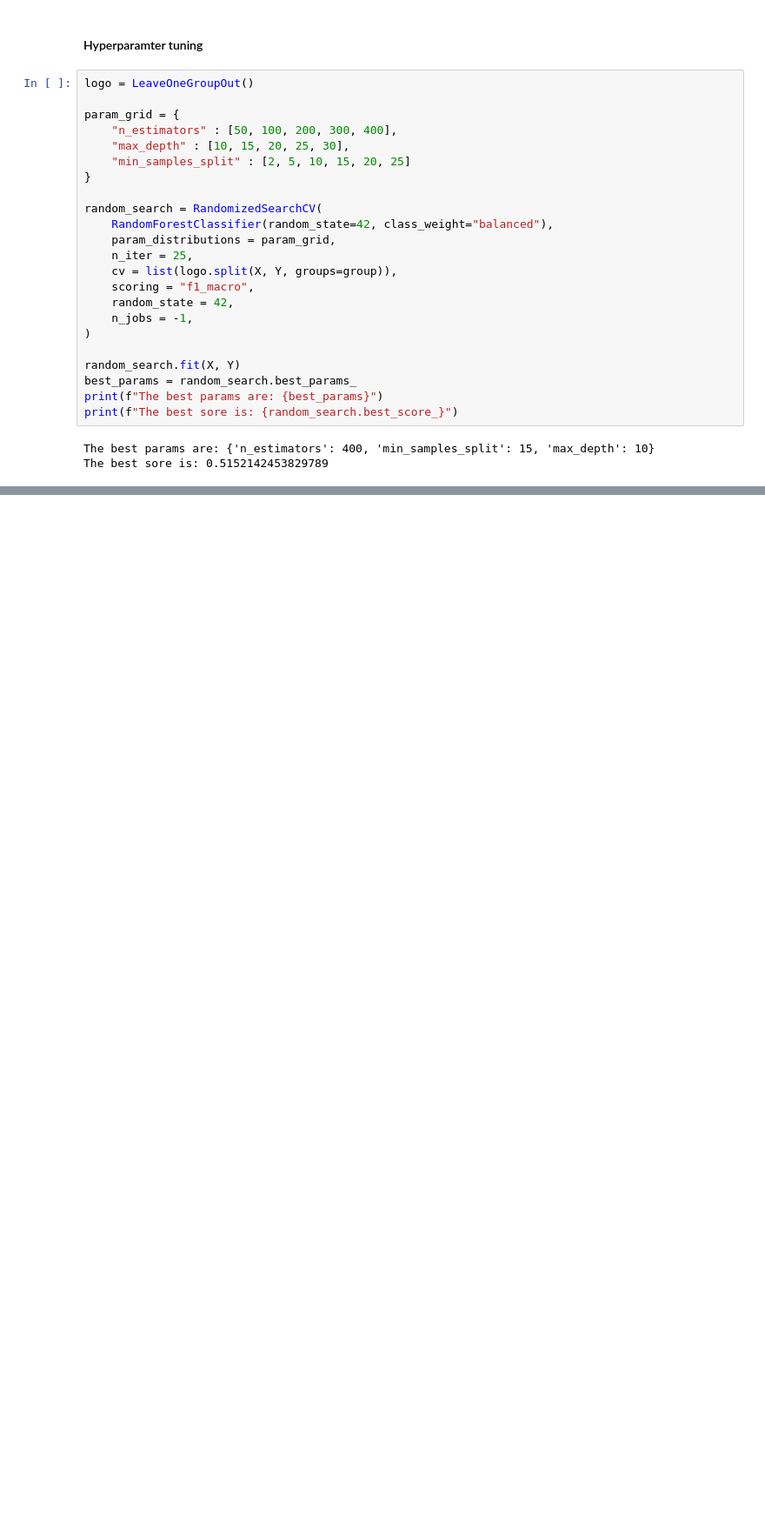
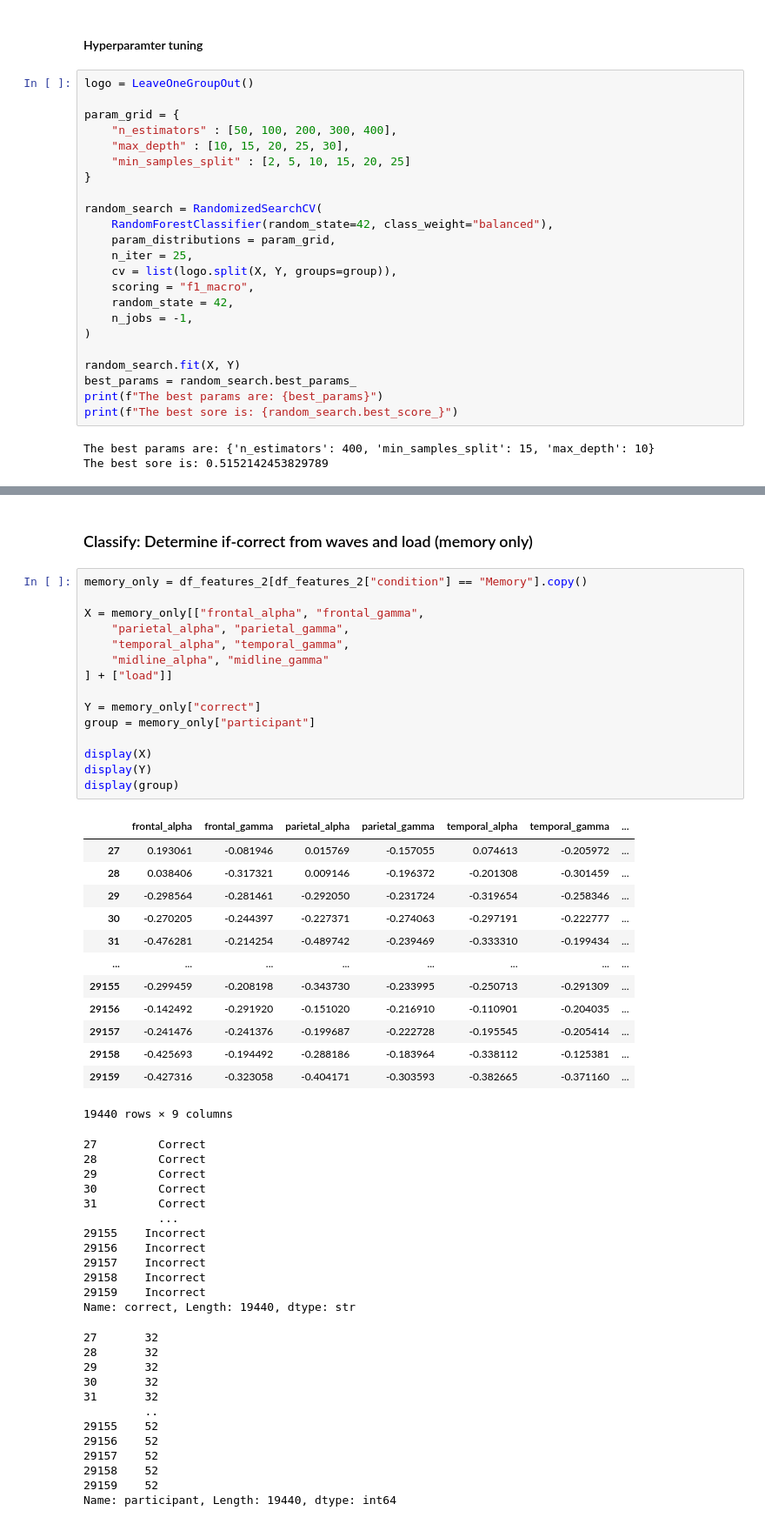
Before and after one commit to atifmmahmud/cognitive-load-biomarkers, a Jupyter notebook: eeg-classifier.ipynb, the cells around one changed output, grey strips where cells are left out. Shown: that part at 87% size. Cells and saved outputs as stored; diff of their text form; blank space fills up the shorter version.

```diff
--- a/eeg-classifier.ipynb
+++ b/eeg-classifier.ipynb
@@ -657,0 +650,55 @@ plt.show()
+# %% [markdown]
+### Classify: Determine if-correct from waves and load (memory only)
+# %%
+memory_only = df_features_2[df_features_2["condition"] == "Memory"].copy()
+
+X = memory_only[["frontal_alpha", "frontal_gamma",
+    "parietal_alpha", "parietal_gamma",
+    "temporal_alpha", "temporal_gamma",
+    "midline_alpha", "midline_gamma"
+] + ["load"]]
+
+Y = memory_only["correct"]
+group = memory_only["participant"]
+
+display(X)
+display(Y)
+display(group)
+# %% [output]
+|  | frontal_alpha | frontal_gamma | parietal_alpha | parietal_gamma | temporal_alpha | temporal_gamma | ... |
+| 27 | 0.193061 | -0.081946 | 0.015769 | -0.157055 | 0.074613 | -0.205972 | ... |
+| 28 | 0.038406 | -0.317321 | 0.009146 | -0.196372 | -0.201308 | -0.301459 | ... |
+| 29 | -0.298564 | -0.281461 | -0.292050 | -0.231724 | -0.319654 | -0.258346 | ... |
+| 30 | -0.270205 | -0.244397 | -0.227371 | -0.274063 | -0.297191 | -0.222777 | ... |
+| 31 | -0.476281 | -0.214254 | -0.489742 | -0.239469 | -0.333310 | -0.199434 | ... |
+| ... | ... | ... | ... | ... | ... | ... | ... |
+| 29155 | -0.299459 | -0.208198 | -0.343730 | -0.233995 | -0.250713 | -0.291309 | ... |
+| 29156 | -0.142492 | -0.291920 | -0.151020 | -0.216910 | -0.110901 | -0.204035 | ... |
+| 29157 | -0.241476 | -0.241376 | -0.199687 | -0.222728 | -0.195545 | -0.205414 | ... |
+| 29158 | -0.425693 | -0.194492 | -0.288186 | -0.183964 | -0.338112 | -0.125381 | ... |
+| 29159 | -0.427316 | -0.323058 | -0.404171 | -0.303593 | -0.382665 | -0.371160 | ... |
+19440 rows × 9 columns
+27         Correct
+28         Correct
+29         Correct
+30         Correct
+31         Correct
+           ...
+29155    Incorrect
+29156    Incorrect
+29157    Incorrect
+29158    Incorrect
+29159    Incorrect
+Name: correct, Length: 19440, dtype: str
+27       32
+28       32
+29       32
+30       32
+31       32
+         ..
+29155    52
+29156    52
+29157    52
+29158    52
+29159    52
+Name: participant, Length: 19440, dtype: int64
```
Also changed, not shown: parts of 2 cells of this notebook.
